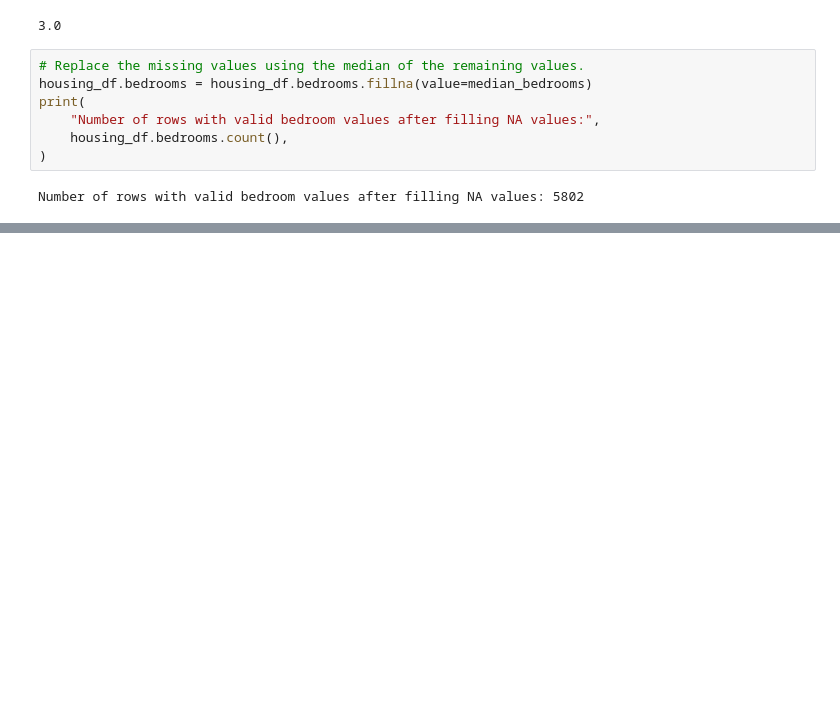
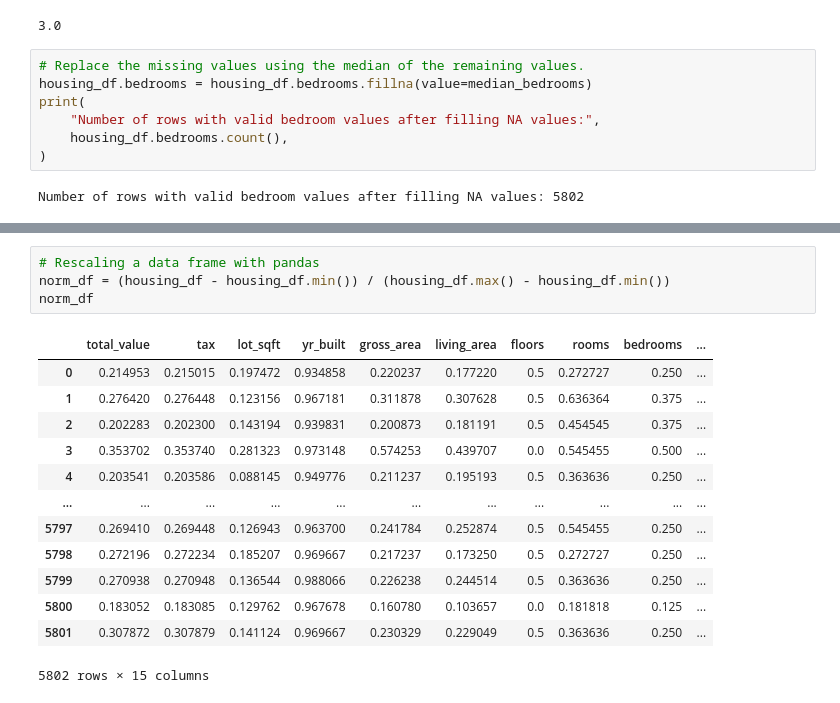
Before and after one commit to alextanhongpin/data-mining-for-business-analytics, a Jupyter notebook: 01_basic.ipynb, the cells around one changed output, grey strips where cells are left out. Drawn from its saved outputs; the diff is of its cells as text; blank space fills up the shorter version.

```diff
--- a/01_basic.ipynb
+++ b/01_basic.ipynb
@@ -241,0 +290,18 @@ Number of rows with valid bedroom values after filling NA values: 5802
+# %%
+# Rescaling a data frame with pandas
+norm_df = (housing_df - housing_df.min()) / (housing_df.max() - housing_df.min())
+norm_df
+# %% [output]
+|  | total_value | tax | lot_sqft | yr_built | gross_area | living_area | floors | rooms | bedrooms | ... |
+| 0 | 0.214953 | 0.215015 | 0.197472 | 0.934858 | 0.220237 | 0.177220 | 0.5 | 0.272727 | 0.250 | ... |
+| 1 | 0.276420 | 0.276448 | 0.123156 | 0.967181 | 0.311878 | 0.307628 | 0.5 | 0.636364 | 0.375 | ... |
+| 2 | 0.202283 | 0.202300 | 0.143194 | 0.939831 | 0.200873 | 0.181191 | 0.5 | 0.454545 | 0.375 | ... |
+| 3 | 0.353702 | 0.353740 | 0.281323 | 0.973148 | 0.574253 | 0.439707 | 0.0 | 0.545455 | 0.500 | ... |
+| 4 | 0.203541 | 0.203586 | 0.088145 | 0.949776 | 0.211237 | 0.195193 | 0.5 | 0.363636 | 0.250 | ... |
+| ... | ... | ... | ... | ... | ... | ... | ... | ... | ... | ... |
+| 5797 | 0.269410 | 0.269448 | 0.126943 | 0.963700 | 0.241784 | 0.252874 | 0.5 | 0.545455 | 0.250 | ... |
+| 5798 | 0.272196 | 0.272234 | 0.185207 | 0.969667 | 0.217237 | 0.173250 | 0.5 | 0.272727 | 0.250 | ... |
+| 5799 | 0.270938 | 0.270948 | 0.136544 | 0.988066 | 0.226238 | 0.244514 | 0.5 | 0.363636 | 0.250 | ... |
+| 5800 | 0.183052 | 0.183085 | 0.129762 | 0.967678 | 0.160780 | 0.103657 | 0.0 | 0.181818 | 0.125 | ... |
+| 5801 | 0.307872 | 0.307879 | 0.141124 | 0.969667 | 0.230329 | 0.229049 | 0.5 | 0.363636 | 0.250 | ... |
+5802 rows × 15 columns
```
Also changed, not shown: parts of 22 cells of this notebook.
